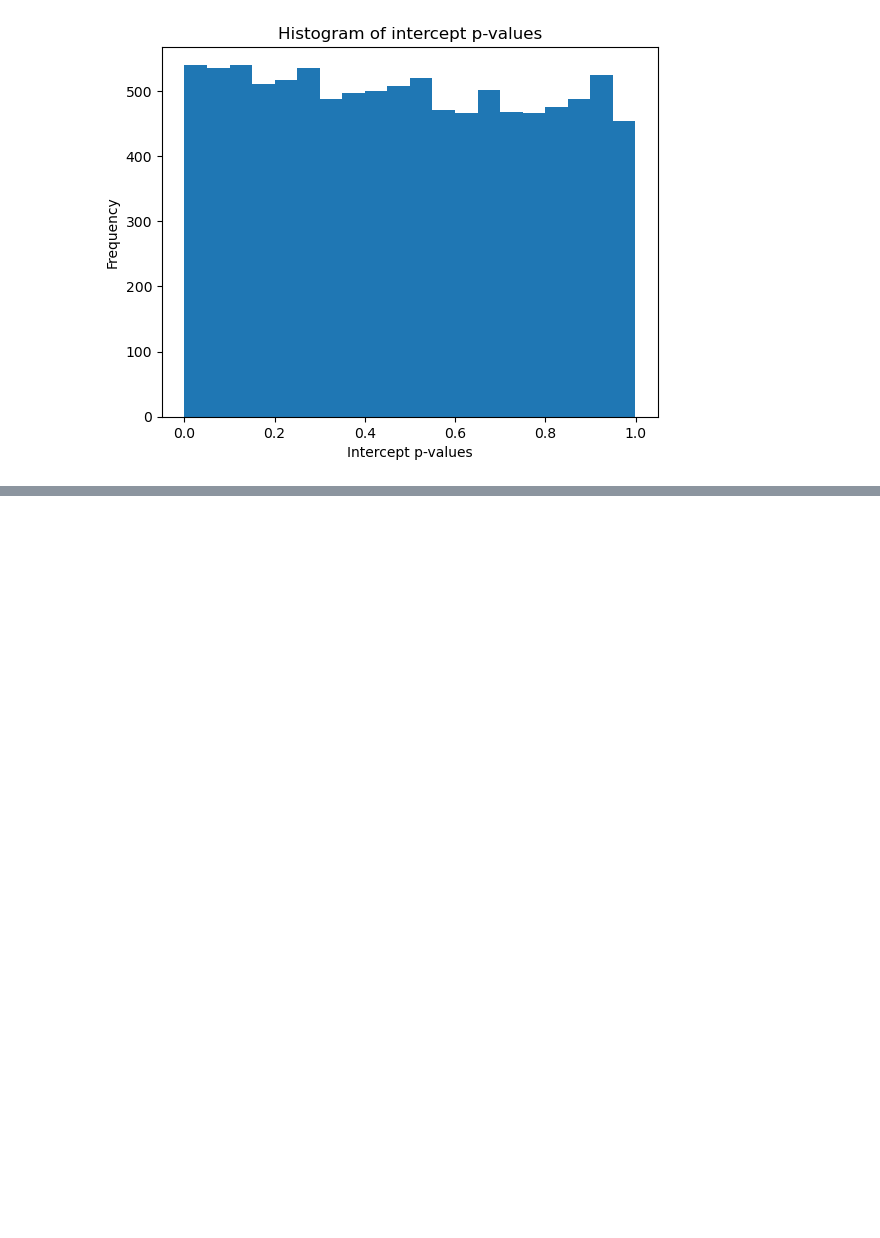
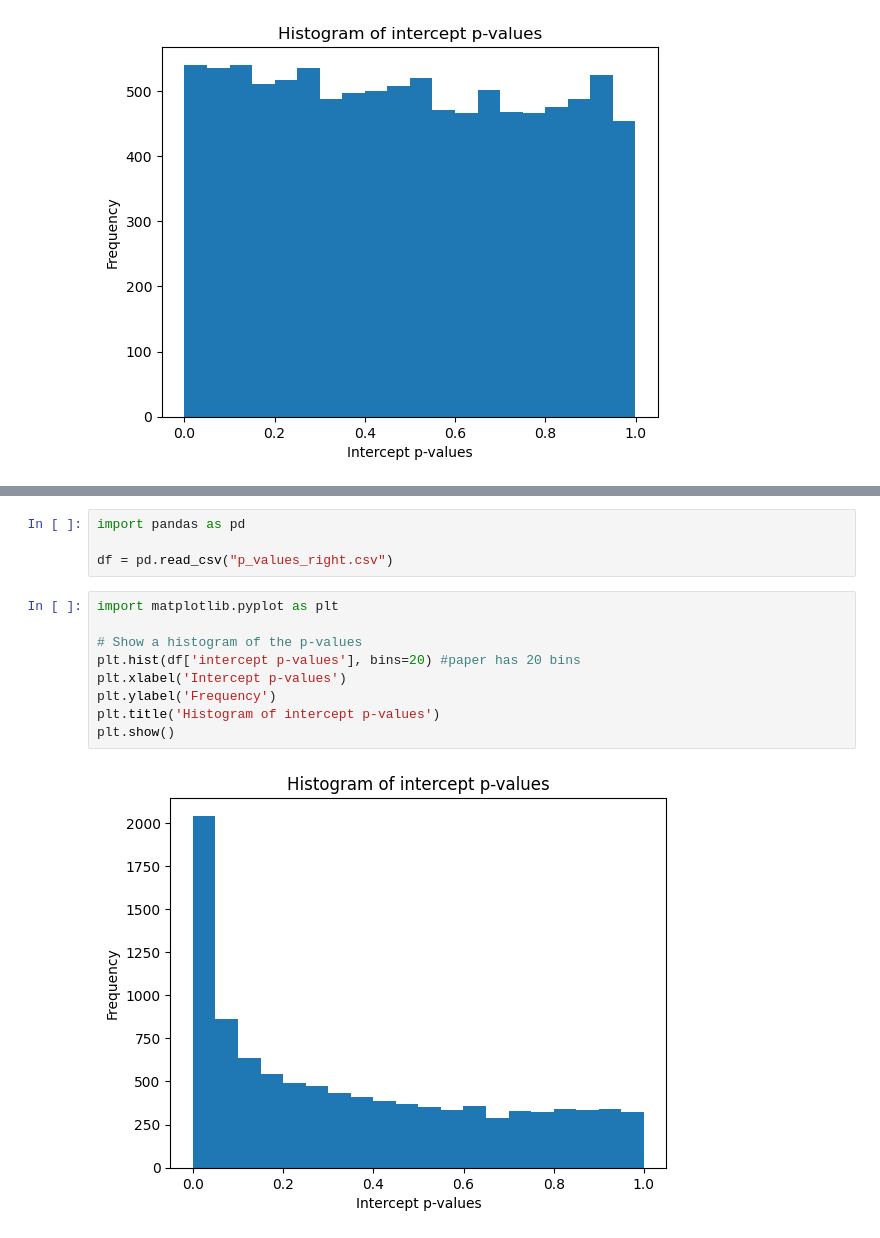
Before and after one commit to TheChickenAgent/ComputationalStatisticsKEN4258-ASG2, a Jupyter notebook: Assignment2.ipynb, the cells around one changed output, grey strips where cells are left out. Drawn from its saved outputs; the diff is of its cells as text; blank space fills up the shorter version.

```diff
--- a/Assignment2.ipynb
+++ b/Assignment2.ipynb
@@ -285,3 +286,18 @@ plt.ylim((0, 2000))
 plt.show()
 # %% [output]
 [figure]
+# %%
+import pandas as pd
+
+df = pd.read_csv("p_values_right.csv")
+# %%
+import matplotlib.pyplot as plt
+
+# Show a histogram of the p-values
+plt.hist(df['intercept p-values'], bins=20) #paper has 20 bins
+plt.xlabel('Intercept p-values')
+plt.ylabel('Frequency')
+plt.title('Histogram of intercept p-values')
+plt.show()
+# %% [output]
+[figure, added]
```
Also changed, not shown: parts of 10 cells of this notebook, 5 other files.
